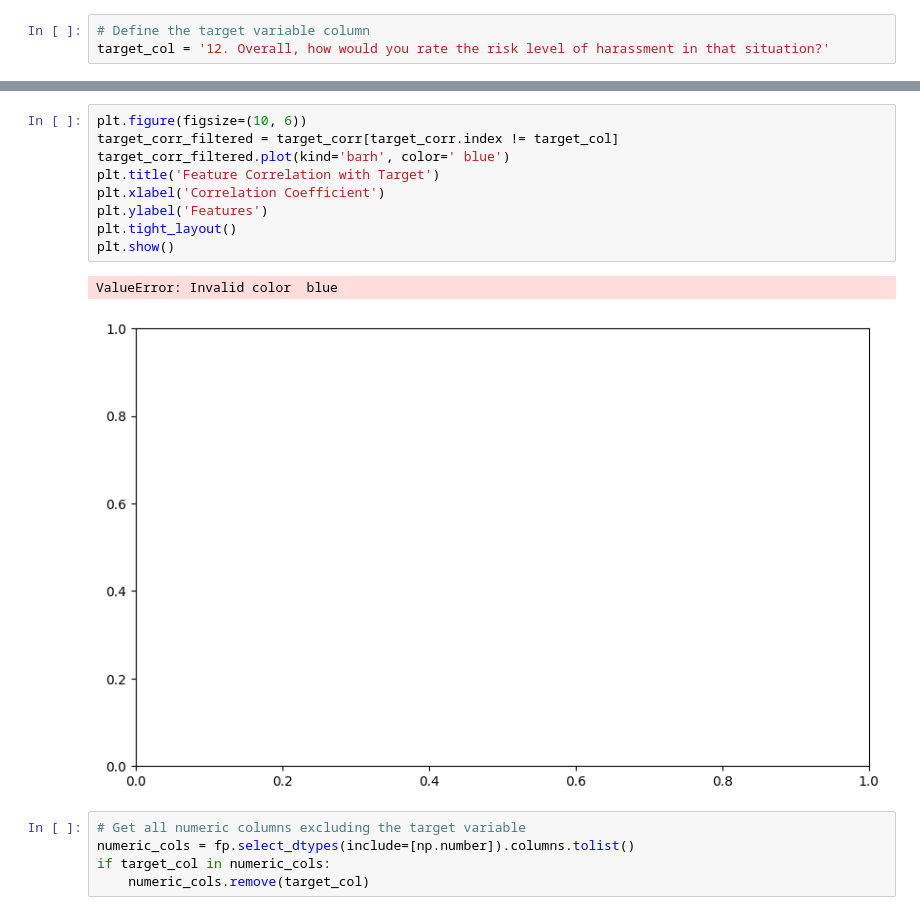
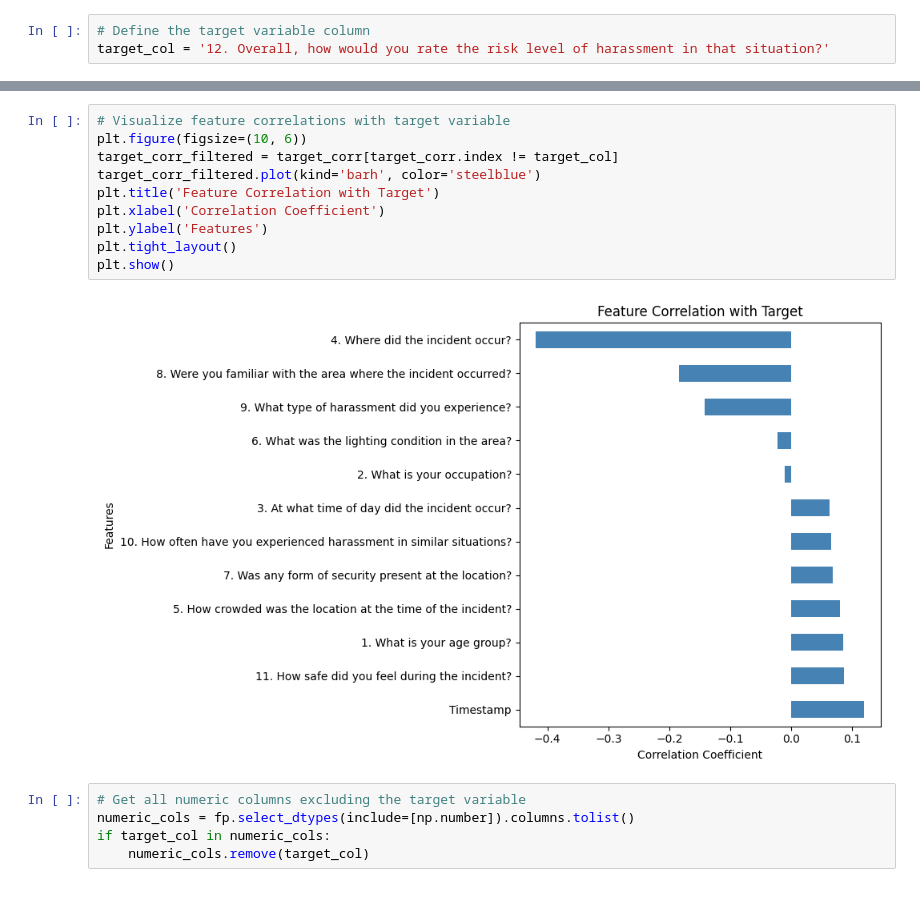
Before and after one commit to hasankachamathvi/-_Harassment_Risk_Prediction_System, a Jupyter notebook: backend/scripts/feature_engineering.ipynb, the cells around one changed output, grey strips where cells are left out. Saved outputs shown, nothing was run; the diff lists cells and outputs as text.

Commit message:
fixed some errors

```diff
--- a/backend/scripts/feature_engineering.ipynb
+++ b/backend/scripts/feature_engineering.ipynb
@@ -60,17 +62,17 @@ Timestamp
 4. Where did the incident occur?                                                  -0.419172
 Name: 12. Overall, how would you rate the risk level of harassment in that situation?, dtype: float64
 # %%
+# Visualize feature correlations with target variable
 plt.figure(figsize=(10, 6))
 target_corr_filtered = target_corr[target_corr.index != target_col]
-target_corr_filtered.plot(kind='barh', color=' blue')
+target_corr_filtered.plot(kind='barh', color='steelblue')
 plt.title('Feature Correlation with Target')
 plt.xlabel('Correlation Coefficient')
 plt.ylabel('Features')
 plt.tight_layout()
 plt.show()
 # %% [output]
-ValueError: Invalid color  blue
-[figure, old version]
+[figure, new version]
 # %%
 # Get all numeric columns excluding the target variable
 numeric_cols = fp.select_dtypes(include=[np.number]).columns.tolist()
```
Also changed, not shown: parts of 2 cells of this notebook.
